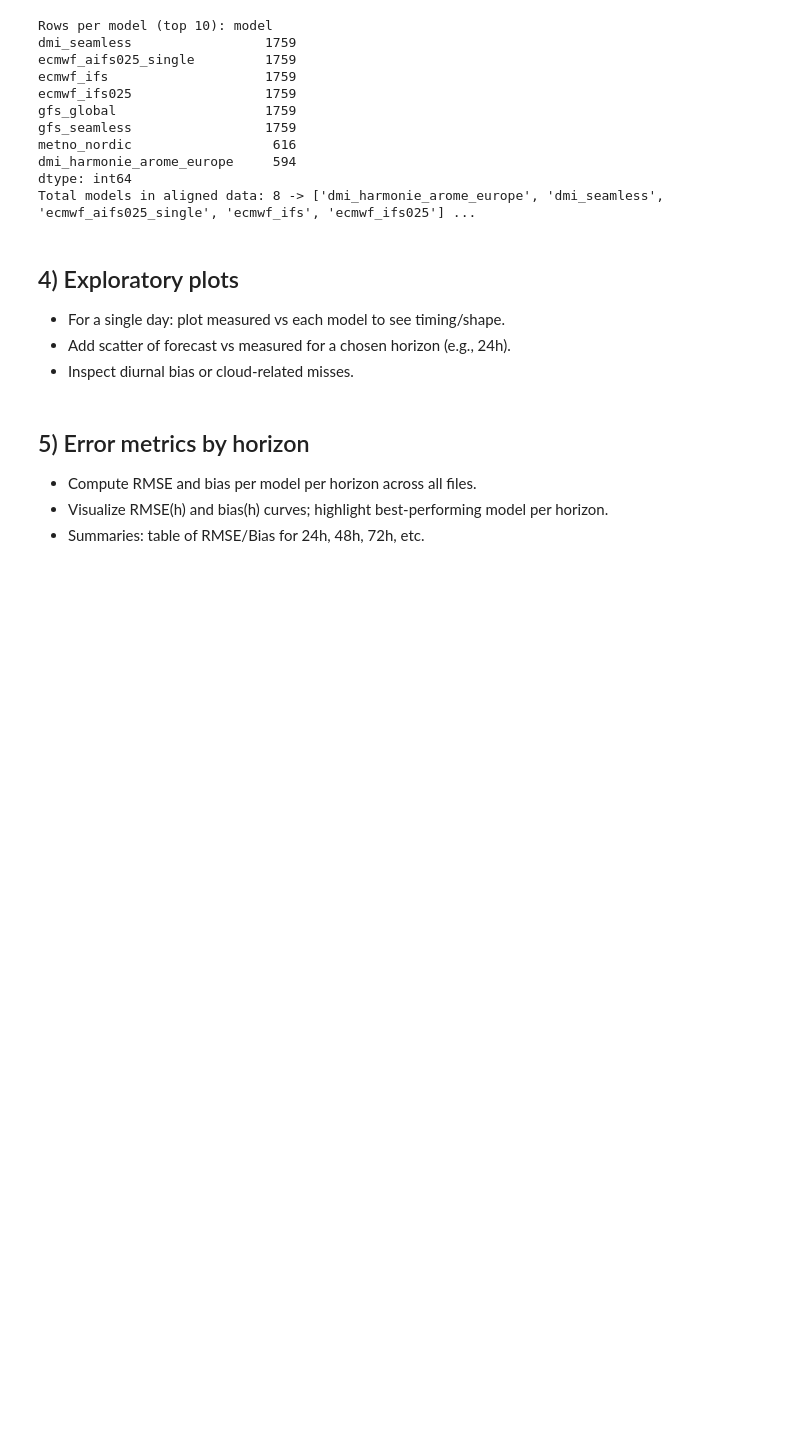
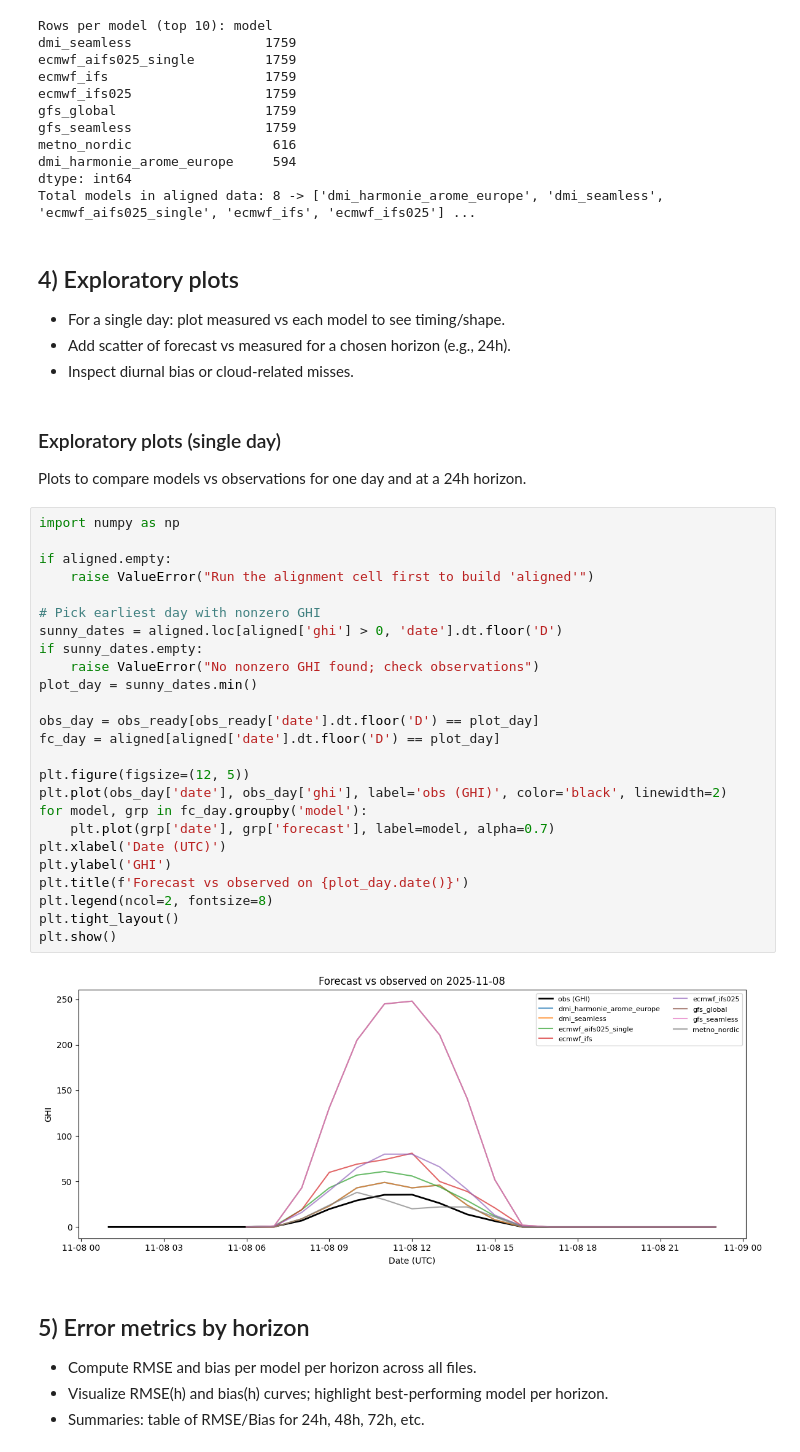
Before and after one commit to Louis2308/Solar-poster, a Jupyter notebook: Forcast_Comparison.ipynb, the cells around one changed output. Cells and saved outputs as stored; diff of their text form; blank space fills up the shorter version.

```diff
--- a/Forcast_Comparison.ipynb
+++ b/Forcast_Comparison.ipynb
@@ -200,6 +200,37 @@ Total models in aligned data: 8 -> ['dmi_harmonie_arome_europe', 'dmi_seamless',
 - For a single day: plot measured vs each model to see timing/shape.
 - Add scatter of forecast vs measured for a chosen horizon (e.g., 24h).
 - Inspect diurnal bias or cloud-related misses.
+# %% [markdown]
+
+### Exploratory plots (single day)
+Plots to compare models vs observations for one day and at a 24h horizon.
+# %%
+import numpy as np
+
+if aligned.empty:
+    raise ValueError("Run the alignment cell first to build 'aligned'")
+
+# Pick earliest day with nonzero GHI
+sunny_dates = aligned.loc[aligned['ghi'] > 0, 'date'].dt.floor('D')
+if sunny_dates.empty:
+    raise ValueError("No nonzero GHI found; check observations")
+plot_day = sunny_dates.min()
+
+obs_day = obs_ready[obs_ready['date'].dt.floor('D') == plot_day]
+fc_day = aligned[aligned['date'].dt.floor('D') == plot_day]
+
+plt.figure(figsize=(12, 5))
+plt.plot(obs_day['date'], obs_day['ghi'], label='obs (GHI)', color='black', linewidth=2)
+for model, grp in fc_day.groupby('model'):
+    plt.plot(grp['date'], grp['forecast'], label=model, alpha=0.7)
+plt.xlabel('Date (UTC)')
+plt.ylabel('GHI')
+plt.title(f'Forecast vs observed on {plot_day.date()}')
+plt.legend(ncol=2, fontsize=8)
+plt.tight_layout()
+plt.show()
+# %% [output]
+[figure, added]
 # %% [markdown]
 
 ## 5) Error metrics by horizon
```
Also changed, not shown: parts of 4 cells of this notebook.
